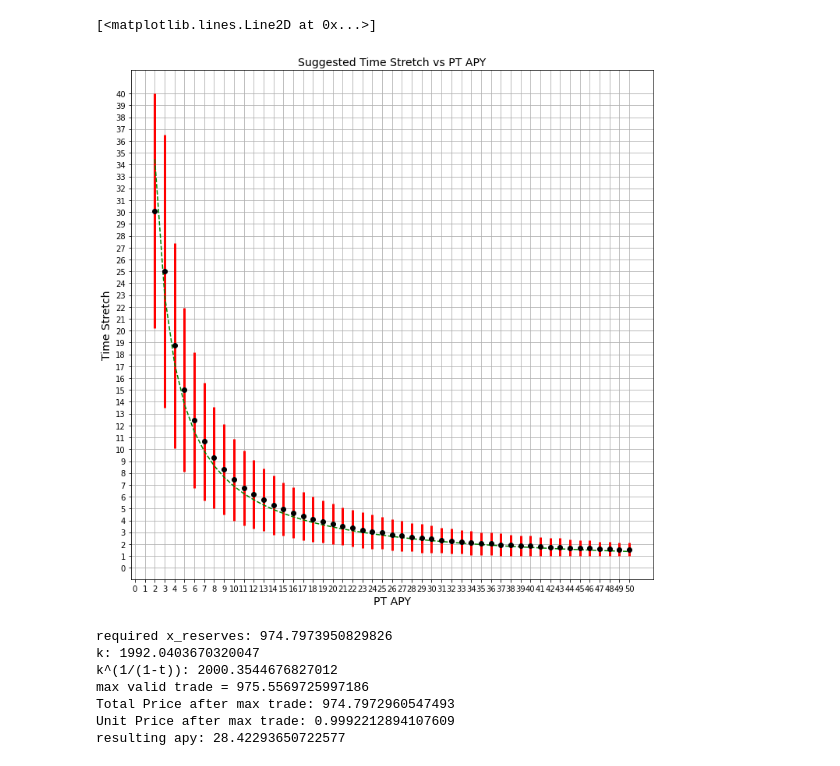
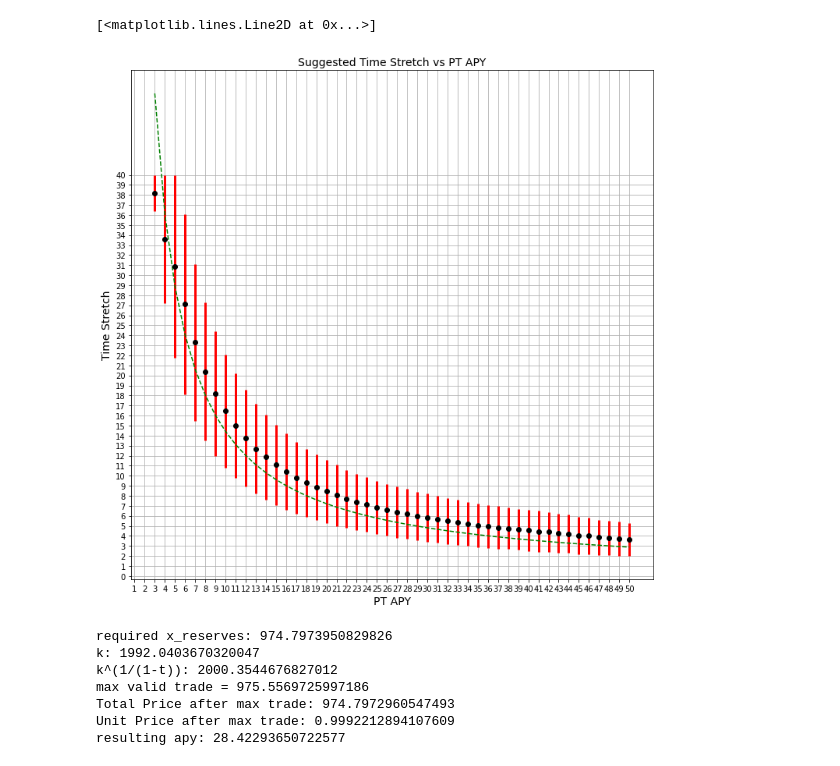
Before and after one commit to delvtech/agent0, a Jupyter notebook: limits_to_price_discovery.ipynb, the cells around one changed output. Cells and saved outputs as stored; diff of their text form; code cells hidden in the pictures.

Commit message:
update limits to price discovery analysis with new x_reserve calc

```diff
--- a/limits_to_price_discovery.ipynb
+++ b/limits_to_price_discovery.ipynb
@@ -337,6 +337,7 @@ for time_stretch in np.arange(1, 51, 1):
   x_reserves = calc_x_reserves(APY,y_reserves,days_until_maturity,time_stretch)
   total_supply=x_reserves
   epsilon=.0000001
+  g=.1
 
   times = []
   days_until_maturity_list = []
@@ -348,7 +349,7 @@ for time_stretch in np.arange(1, 51, 1):
     days_until_maturity_list.append(t)
     max_trade = calc_max_trade(y_reserves+total_supply,x_reserves,t/(365*time_stretch))-epsilon
     max_trade_amounts.append(max_trade)
-    (with_fee,without_fee,fee)=calc_out_given_in(max_trade,y_reserves+total_supply,x_reserves,"base",.05,t/(365*time_stretch))
+    (with_fee,without_fee,fee)=calc_out_given_in(max_trade,y_reserves+total_supply,x_reserves,"base",g,t/(365*time_stretch))
     resulting_apy=calc_apy(without_fee/max_trade,t)
     resulting_apys.append((resulting_apy-APY)/APY * 100)
 
@@ -380,14 +381,14 @@ cols = ["apy","tranche_length","time_stretch",\
 
 
 tests = []
-
+g=.1
 for y_reserves in np.arange(50, 1010, 50):
   for tranche_length in np.arange(30, 181, 30):
     for APY in np.arange(1, 51, 1):
       for time_stretch in np.arange(1, 40.1, .1):
         days_until_maturity = tranche_length
         x_reserves = calc_x_reserves(APY,y_reserves,days_until_maturity,time_stretch)
-        total_supply=x_reserves
+        total_supply=x_reserves+y_reserves
         epsilon=.0000001
 
         times = []
@@ -405,7 +406,7 @@ for y_reserves in np.arange(50, 1010, 50):
           ks.append(k)
           max_trade = calc_max_trade(y_reserves+total_supply,x_reserves,day/(365*time_stretch))-epsilon
           max_trade_amounts.append(max_trade)
-          (with_fee,without_fee,fee)=calc_out_given_in(max_trade,y_reserves+total_supply,x_reserves,"base",.05,day/(365*time_stretch))
+          (with_fee,without_fee,fee)=calc_out_given_in(max_trade,y_reserves+total_supply,x_reserves,"base",g,day/(365*time_stretch))
           resulting_fyt_unit_price = without_fee/max_trade
           resulting_fyt_unit_prices.append(resulting_fyt_unit_price)
           resulting_apy=calc_apy(resulting_fyt_unit_price,day)
@@ -426,7 +429,8 @@ df
 # %%
-#df = pd.read_csv('apy_change.csv')
-#df = df.drop(columns=['Unnamed: 0']).reset_index()
-#cols = df.columns
-#for col in cols:
-#    df[col] = df[col].astype(float)
-#df.head()
+import pandas as pd
+df = pd.read_csv('apy_change.csv')
+df = df.drop(columns=['Unnamed: 0']).reset_index()
+cols = df.columns
+for col in cols:
+    df[col] = df[col].astype(float)
+df.head()
@@ -433,14 +444,15 @@ df
 # %%
+import numpy as np
 #df.to_csv('apy_change.csv')
 pd.set_option('display.max_rows', None)
 df['reserve_ratio']=df['x_reserves']/df['y_reserves']
 
-reserve_ratio_filter=(df['reserve_ratio']>=1/2)&(df['reserve_ratio']<=2/1)
+reserve_ratio_filter=(df['reserve_ratio']>=.1)&(df['reserve_ratio']<=1)
 price_discovery_filter=(df['max_apy_change']>=50)
 df_filtered = df[reserve_ratio_filter & price_discovery_filter].reset_index()
 
 apy_t_stretches=[]
-for APY in np.arange(2, 51, 1):
+for APY in np.arange(3, 51, 1):
     min_ts=df_filtered[df_filtered['apy']==APY]['time_stretch'].min()
     max_ts=df_filtered[df_filtered['apy']==APY]['time_stretch'].max()
     min_tl=df_filtered[(df_filtered['apy']==APY)&(df_filtered['time_stretch']>=min_ts)&(df_filtered['time_stretch']<=max_ts)]['tranche_length'].min()
@@ -493,23 +518,23 @@ y = 297.80126 /( 4.32257 * x)
 # %%
 import pandas as pd
 import matplotlib.pyplot as plt
 
 plt.subplots(figsize=(12,12))
 plt.yticks(np.arange(0,41, 1))
 plt.xticks(np.arange(0,51, 1))
 plt.errorbar(apys, mean_tss, yerr=err_tss, fmt='o', color='black',
              ecolor='red', elinewidth=3, capsize=0);
 plt.grid(True)
 plt.title('Suggested Time Stretch vs PT APY', fontsize=14)
 plt.xlabel('PT APY', fontsize=14)
 plt.ylabel('Time Stretch', fontsize=14)
 
-x = np.arange(2,51,1)
-y = 297.80126 /( 4.32257 * x)
+x = np.arange(3,51,1)
+y = 242.99780 /( 1.68335 * x)
 plt.plot(x, y, '--', color="green")
 # %% [output]
 [<matplotlib.lines.Line2D at 0x...>]
-[figure, old version]
+[figure, new version]
 # %%
 APY = 1
 tranche_length = 30
```
Also changed, not shown: parts of 20 cells of this notebook.
